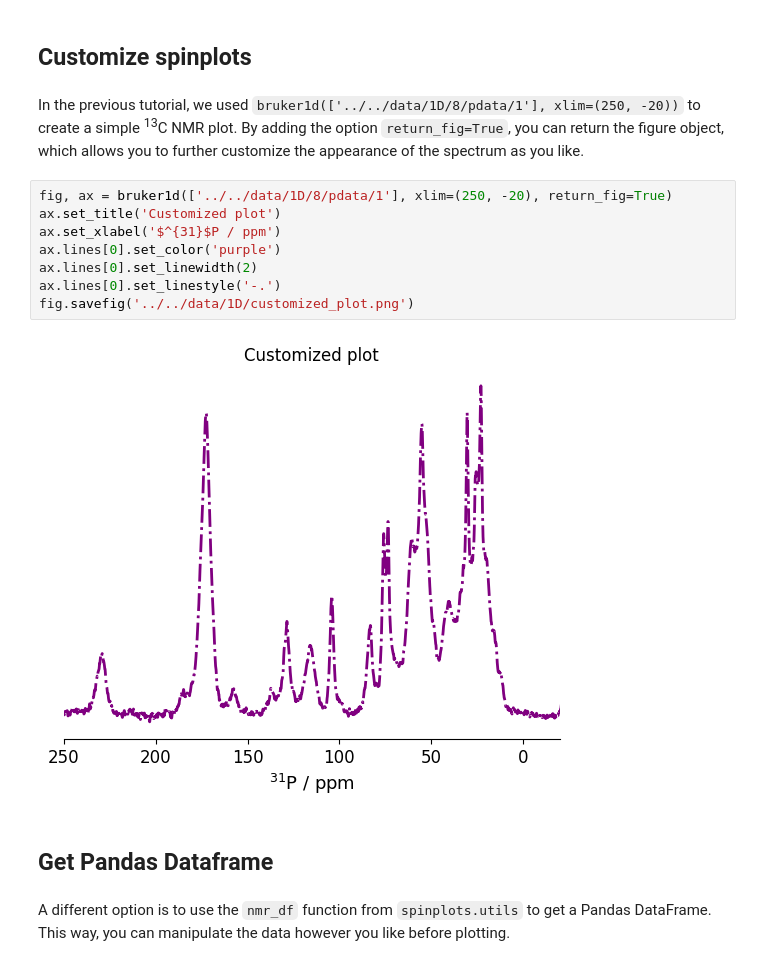
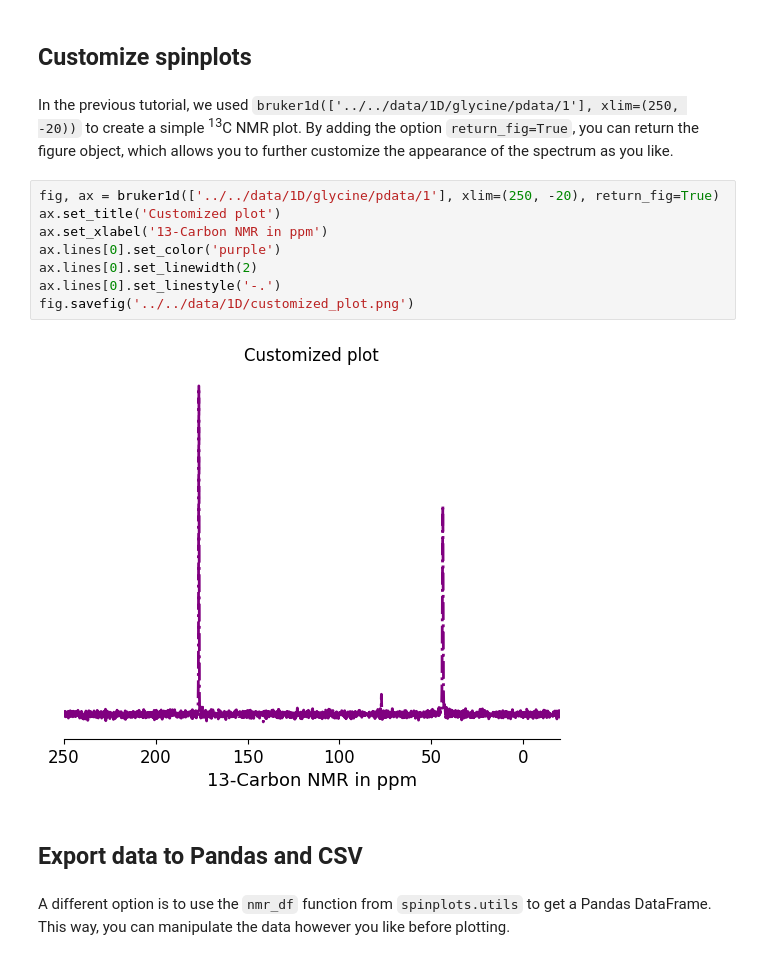
Before and after one commit to nuts-org/spinplots, a Jupyter notebook: docs/user_guide/read_export.ipynb, the cells around one changed output. Saved outputs shown, nothing was run; the diff lists cells and outputs as text.

```diff
--- a/docs/user_guide/read_export.ipynb
+++ b/docs/user_guide/read_export.ipynb
@@ -9,19 +9,19 @@ import matplotlib.pyplot as plt
 # %% [markdown]
 ## Customize spinplots
 # %% [markdown]
-In the previous tutorial, we used `bruker1d(['../../data/1D/8/pdata/1'], xlim=(250, -20))` to create a simple <sup>13</sup>C NMR plot. By adding the option `return_fig=True`, you can return the figure object, which allows you to further customize the appearance of the spectrum as you like.
+In the previous tutorial, we used `bruker1d(['../../data/1D/glycine/pdata/1'], xlim=(250, -20))` to create a simple <sup>13</sup>C NMR plot. By adding the option `return_fig=True`, you can return the figure object, which allows you to further customize the appearance of the spectrum as you like.
 # %%
-fig, ax = bruker1d(['../../data/1D/8/pdata/1'], xlim=(250, -20), return_fig=True)
+fig, ax = bruker1d(['../../data/1D/glycine/pdata/1'], xlim=(250, -20), return_fig=True)
 ax.set_title('Customized plot')
-ax.set_xlabel('$^{31}$P / ppm')
+ax.set_xlabel('13-Carbon NMR in ppm')
 ax.lines[0].set_color('purple')
 ax.lines[0].set_linewidth(2)
 ax.lines[0].set_linestyle('-.')
 fig.savefig('../../data/1D/customized_plot.png')
 # %% [output]
-[figure, old version]
+[figure, new version]
-# %% [markdown]
-## Get Pandas Dataframe
+# %% [markdown]
+## Export data to Pandas and CSV
 # %% [markdown]
 A different option is to use the `nmr_df` function from `spinplots.utils` to get a Pandas DataFrame. This way, you can manipulate the data however you like before plotting.
 # %%
```
Also changed, not shown: parts of 4 cells of this notebook, 6 other files.
